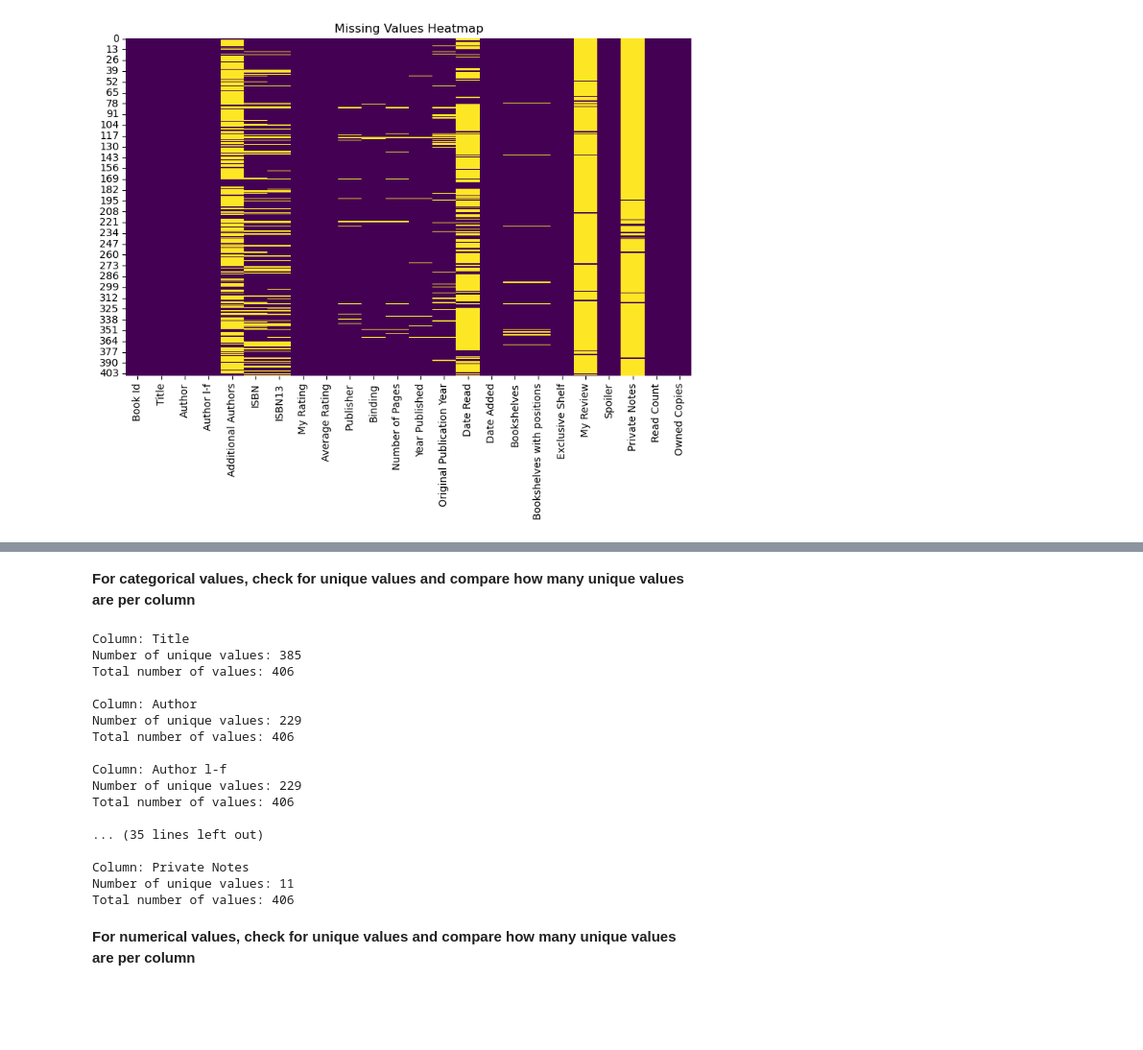
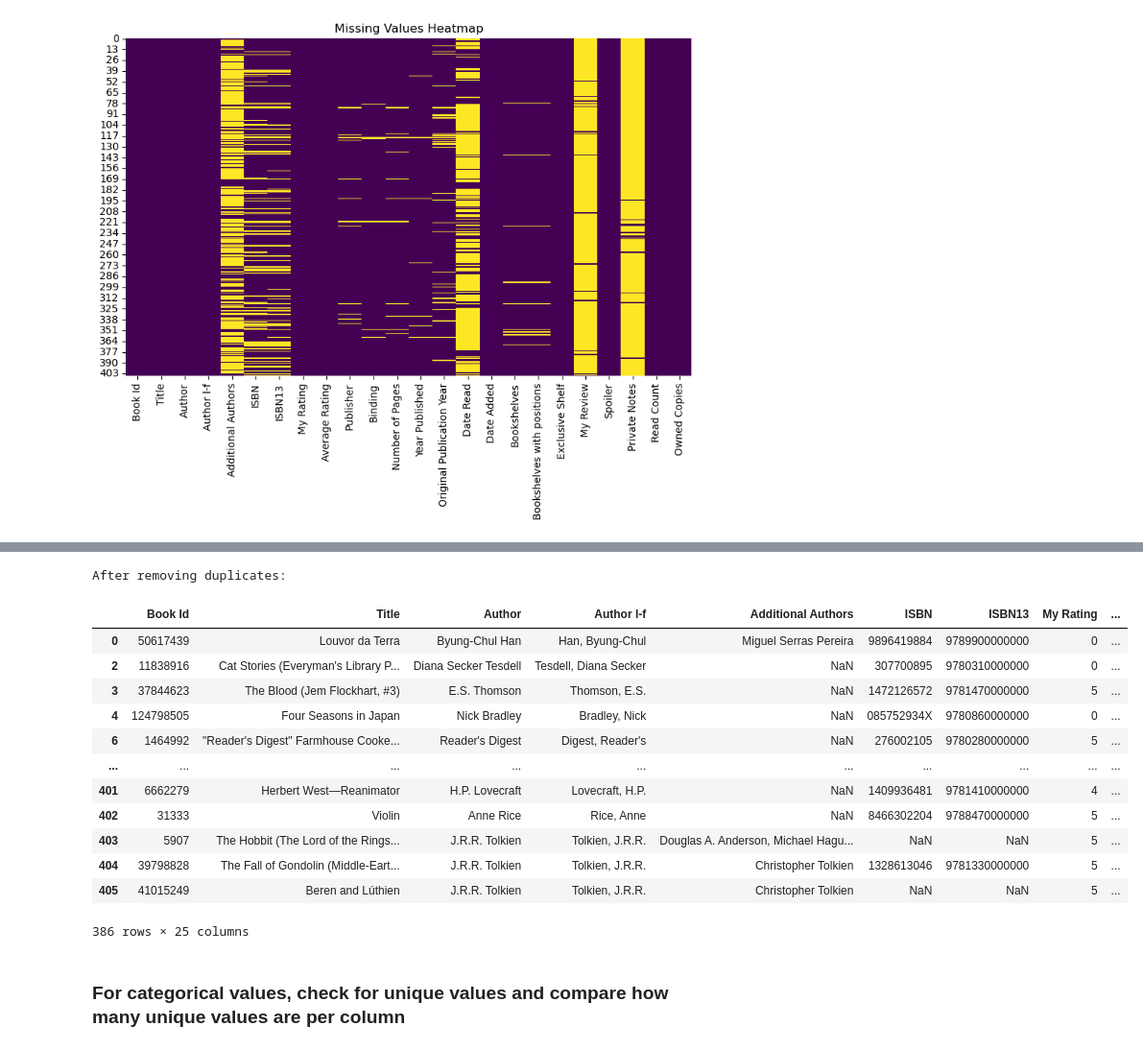
Before and after one commit to westrany/Data-Scrubbing-and-Cleaning-for-Improved-Analysis, a Jupyter notebook: Data_Cleaning_with_DataCleaner.ipynb, the cells around one changed output, grey strips where cells are left out. Shown at 96% size. Drawn from its saved outputs; the diff is of its cells as text; code cells hidden in the pictures; blank space fills up the shorter version.

```diff
--- a/Data_Cleaning_with_DataCleaner.ipynb
+++ b/Data_Cleaning_with_DataCleaner.ipynb
@@ -315,33 +341,24 @@ Duplicate Entries: 20
+# %%
+# Drop duplicate entries
+df.drop_duplicates(inplace=True)
+
+# Verify if duplicates are removed
+print("After removing duplicates:")
+display(df)
+# %% [output]
+After removing duplicates:
+|  | Book Id | Title | Author | Author l-f | Additional Authors | ISBN | ISBN13 | My Rating | ... |
+| 0 | 50617439 | Louvor da Terra | Byung-Chul Han | Han, Byung-Chul | Miguel Serras Pereira | 9896419884 | 9789900000000 | 0 | ... |
+| 2 | 11838916 | Cat Stories (Everyman's Library P... | Diana Secker Tesdell | Tesdell, Diana Secker | NaN | 307700895 | 9780310000000 | 0 | ... |
+| 3 | 37844623 | The Blood (Jem Flockhart, #3) | E.S. Thomson | Thomson, E.S. | NaN | 1472126572 | 9781470000000 | 5 | ... |
+| 4 | 124798505 | Four Seasons in Japan | Nick Bradley | Bradley, Nick | NaN | 085752934X | 9780860000000 | 0 | ... |
+| 6 | 1464992 | "Reader's Digest" Farmhouse Cooke... | Reader's Digest | Digest, Reader's | NaN | 276002105 | 9780280000000 | 5 | ... |
+| ... | ... | ... | ... | ... | ... | ... | ... | ... | ... |
+| 401 | 6662279 | Herbert West—Reanimator | H.P. Lovecraft | Lovecraft, H.P. | NaN | 1409936481 | 9781410000000 | 4 | ... |
+| 402 | 31333 | Violin | Anne Rice | Rice, Anne | NaN | 8466302204 | 9788470000000 | 5 | ... |
+| 403 | 5907 | The Hobbit (The Lord of the Rings... | J.R.R. Tolkien | Tolkien, J.R.R. | Douglas A. Anderson, Michael Hagu... | NaN | NaN | 5 | ... |
+| 404 | 39798828 | The Fall of Gondolin (Middle-Eart... | J.R.R. Tolkien | Tolkien, J.R.R. | Christopher Tolkien | 1328613046 | 9781330000000 | 5 | ... |
+| 405 | 41015249 | Beren and Lúthien | J.R.R. Tolkien | Tolkien, J.R.R. | Christopher Tolkien | NaN | NaN | 5 | ... |
+386 rows × 25 columns
 # %% [markdown]
-**For categorical values, check for unique values and compare how many unique values are per column**
+### **For categorical values, check for unique values and compare how many unique values are per column**
-# %%
-for col in categorical_cols:
-    unique_values = df[col].unique()
-    num_unique = len(unique_values)
-    total_values = len(df[col])
-    print(f"Column: {col}")
-    print(f"Number of unique values: {num_unique}")
-    print(f"Total number of values: {total_values}", end='\n\n')
-
-    # Uncomment the following to see all unique values
-    # print(f"Unique values: {unique_values}\n")
-# %% [output]
-Column: Title
-Number of unique values: 385
-Total number of values: 406
-
-Column: Author
-Number of unique values: 229
-Total number of values: 406
-
-Column: Author l-f
-Number of unique values: 229
-Total number of values: 406
-
-... (35 lines left out)
-
-Column: Private Notes
-Number of unique values: 11
-Total number of values: 406
-# %% [markdown]
-**For numerical values, check for unique values and compare how many unique values are per column**
```
Also changed, not shown: parts of 28 cells of this notebook.
